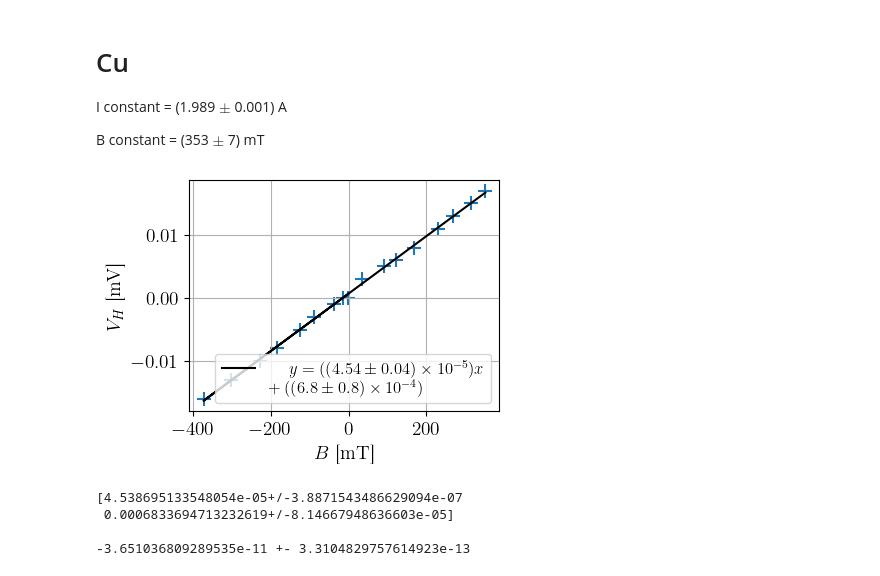
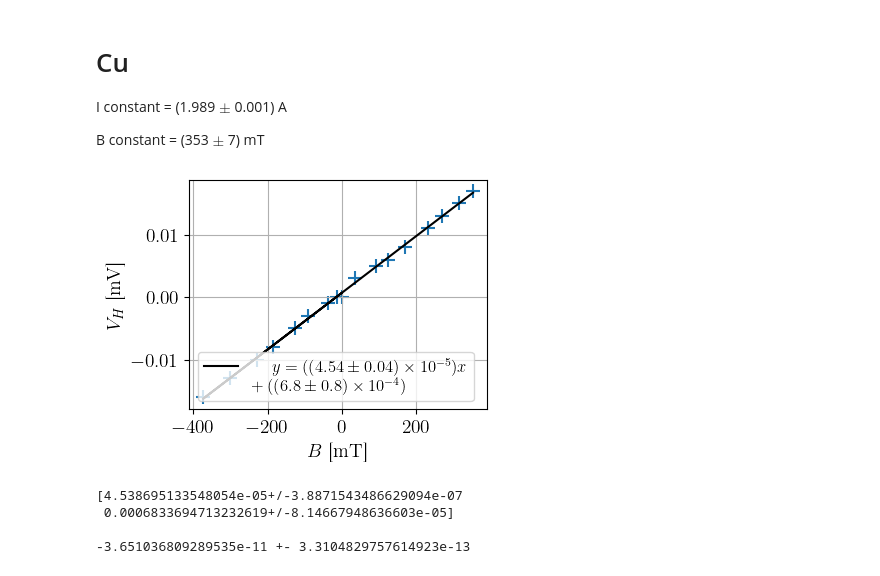
Before and after one commit to TomVdt/TPII-rapports, a Jupyter notebook: 03-H6-effet-hall/analyse/exp2.ipynb, the cells around one changed output. Saved outputs shown, nothing was run; the diff lists cells and outputs as text; code cells hidden in the pictures.

```diff
--- a/03-H6-effet-hall/analyse/exp2.ipynb
+++ b/03-H6-effet-hall/analyse/exp2.ipynb
@@ -112,27 +112,27 @@ B constant = (353 $\pm$ 7) mT
 # %%
 Ag_B = np.loadtxt("../data/Cu_5branch_B.csv", delimiter=",", skiprows=1)
 
 Bx = Ag_B[:,0]
 Vh = Ag_B[:,1]
 
 plt.scatter(Bx, Vh)
 # plt.errorbar(Bx, By, xerr=unp.std_devs(Bx), yerr=unp.std_devs(By))
 
 coefs, cov = np.polyfit(Bx, Vh, 1, cov=True)
 fit = np.poly1d(coefs)
 coefserr = unp.uarray(coefs, np.sqrt((cov[(0,1),(0,1)])))
 
 plt.plot(Bx, fit(Bx), label=r"$y = ({:.1ueL})x \\+ ({:.1ueL})$".format(*coefserr), color="black")
 
 plt.legend()
 plt.xlabel(r"$B$ [\si{\milli \tesla}]")
 plt.ylabel(r"$V_H$ [\si{\milli \volt}]")
 plt.grid()
-# plt.tight_layout(pad=0.5)
+plt.tight_layout(pad=0.5)
 
 plt.savefig("../figures/Cu_B.pdf")
 # %% [output]
-[figure, old version]
+[figure, new version]
 # %%
 print(coefserr, "\n")
 a = 1.6e-6
```
Also changed, not shown: parts of 5 cells of this notebook, 8 other files.
